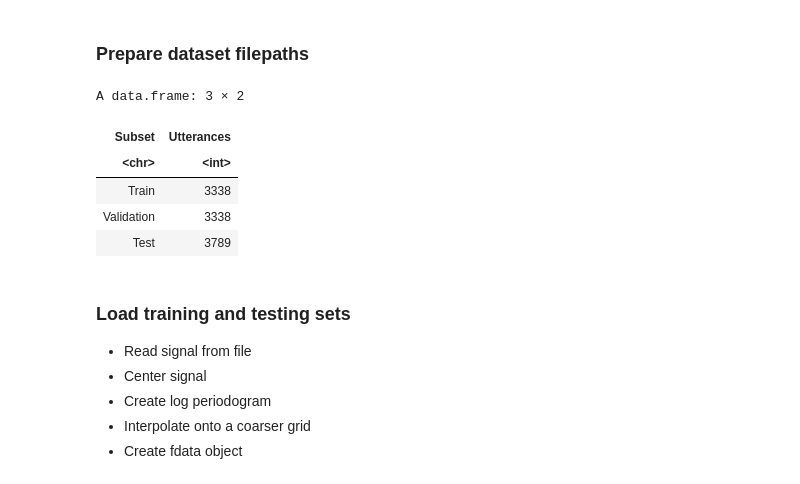
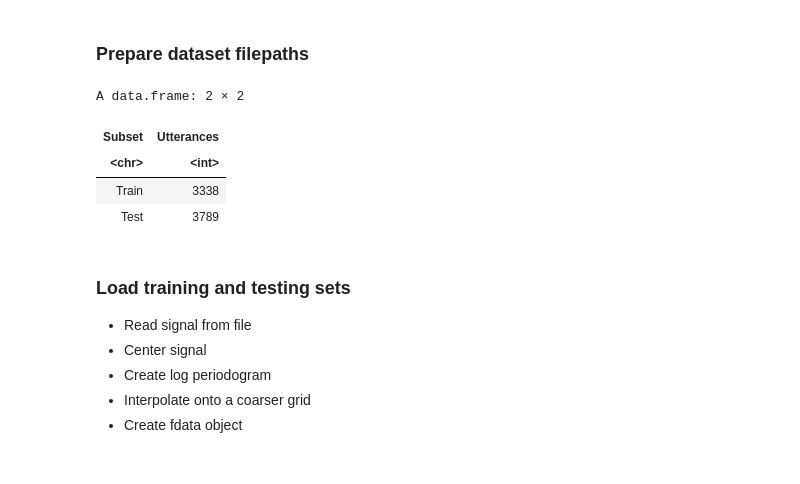
Before and after one commit to robertmackevic/fda-project, a Jupyter notebook: final.ipynb, the cells around one changed output. Drawn from its saved outputs; the diff is of its cells as text; code cells hidden in the pictures.

```diff
--- a/final.ipynb
+++ b/final.ipynb
@@ -38,29 +38,31 @@ The following object is masked from 'package:fda':
 # %%
 data_dir <- "SpeechCommands"
 # When testing is TRUE, validation dataset is used for training
 # When testing is FALSE, training dataset is used for training
 testing <- TRUE
 
 train_paths <- file.path(data_dir, readLines(file.path(data_dir, "train.txt")))
 val_paths <- file.path(data_dir, readLines(file.path(data_dir, "val.txt")))
 test_paths <- file.path(data_dir, readLines(file.path(data_dir, "test.txt")))
 
 if (testing) {
   train_paths <- val_paths
+} else {
+  # Merge test and validation datasets
+  test_paths <- c(test_paths, val_paths)
 }
 
 sample_count <- data.frame(
-  Subset = c("Train", "Validation", "Test"),
-  Utterances = c(length(train_paths), length(val_paths), length(test_paths))
+  Subset = c("Train", "Test"),
+  Utterances = c(length(train_paths), length(test_paths))
 )
 
 sample_count
 # %% [output]
-A data.frame: 3 × 2
+A data.frame: 2 × 2
 | Subset | Utterances |
 | <chr> | <int> |
 | Train | 3338 |
-| Validation | 3338 |
 | Test | 3789 |
 # %% [markdown]
 ### Load training and testing sets
```
Also changed, not shown: parts of 6 cells of this notebook.
